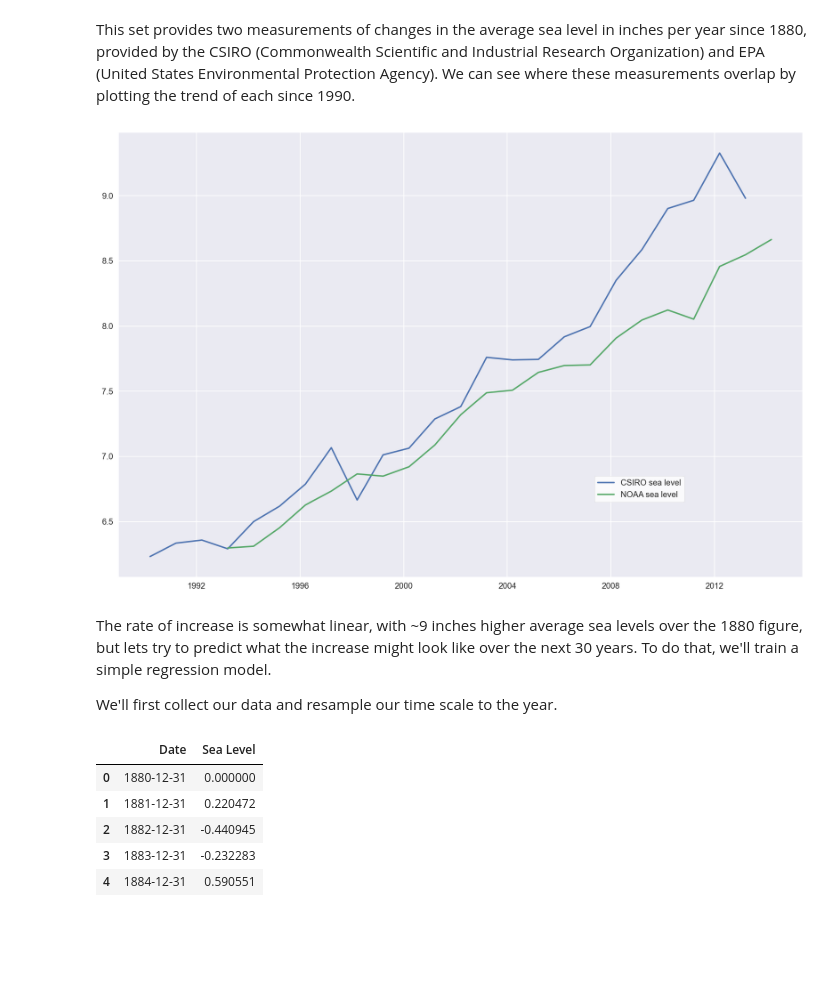
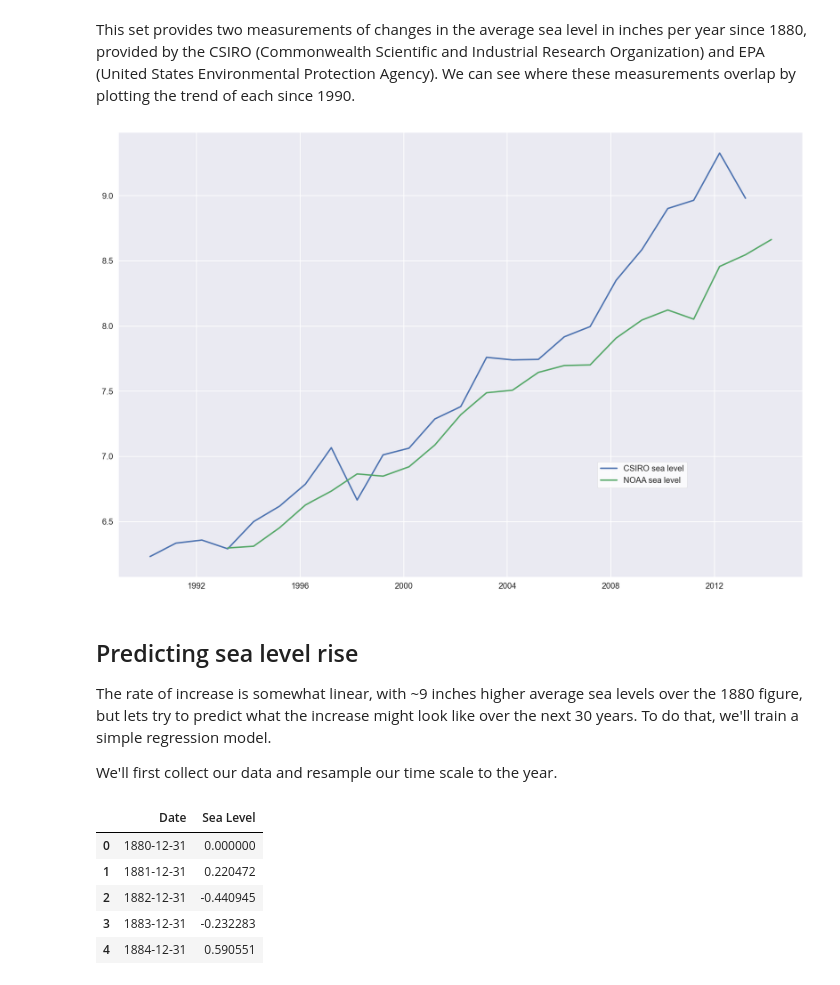
Before and after one commit to edwardchalstrey1/DSGaiuk2022, a Jupyter notebook: aiuk.ipynb, the cells around one changed output. Cells and saved outputs as stored; diff of their text form; code cells hidden in the pictures; blank space fills up the shorter version.

```diff
--- a/aiuk.ipynb
+++ b/aiuk.ipynb
@@ -145,14 +148,15 @@ This set provides two measurements of changes in the average sea level in inches
 # %%
 s_since_90 = s_df[s_df.Year > '1990']
 # %%
-fig, ax = plt.subplots()
-ax.plot(pd.to_datetime(s_since_90.Year), s_since_90['CSIRO Adjusted Sea Level'], label='CSIRO sea level')
-ax.plot(pd.to_datetime(s_since_90.Year), s_since_90['NOAA Adjusted Sea Level'], label='NOAA sea level')
-fig.legend(loc=(0.7, 0.2), frameon=True, facecolor='white')
+plt.plot(pd.to_datetime(s_since_90.Year), s_since_90['CSIRO Adjusted Sea Level'], label='CSIRO sea level')
+plt.plot(pd.to_datetime(s_since_90.Year), s_since_90['NOAA Adjusted Sea Level'], label='NOAA sea level')
+plt.legend(loc=(0.7, 0.2), frameon=True, facecolor='white')
 plt.show()
 # %% [output]
-[figure, old version]
+[figure, new version]
 # %% [markdown]
+## Predicting sea level rise
+
 The rate of increase is somewhat linear, with ~9 inches higher average sea levels over the 1880 figure, but lets try to predict what the increase might look like over the next 30 years. To do that, we'll train a simple regression model.
 
 We'll first collect our data and resample our time scale to the year.
```
Also changed, not shown: parts of 23 cells of this notebook.
